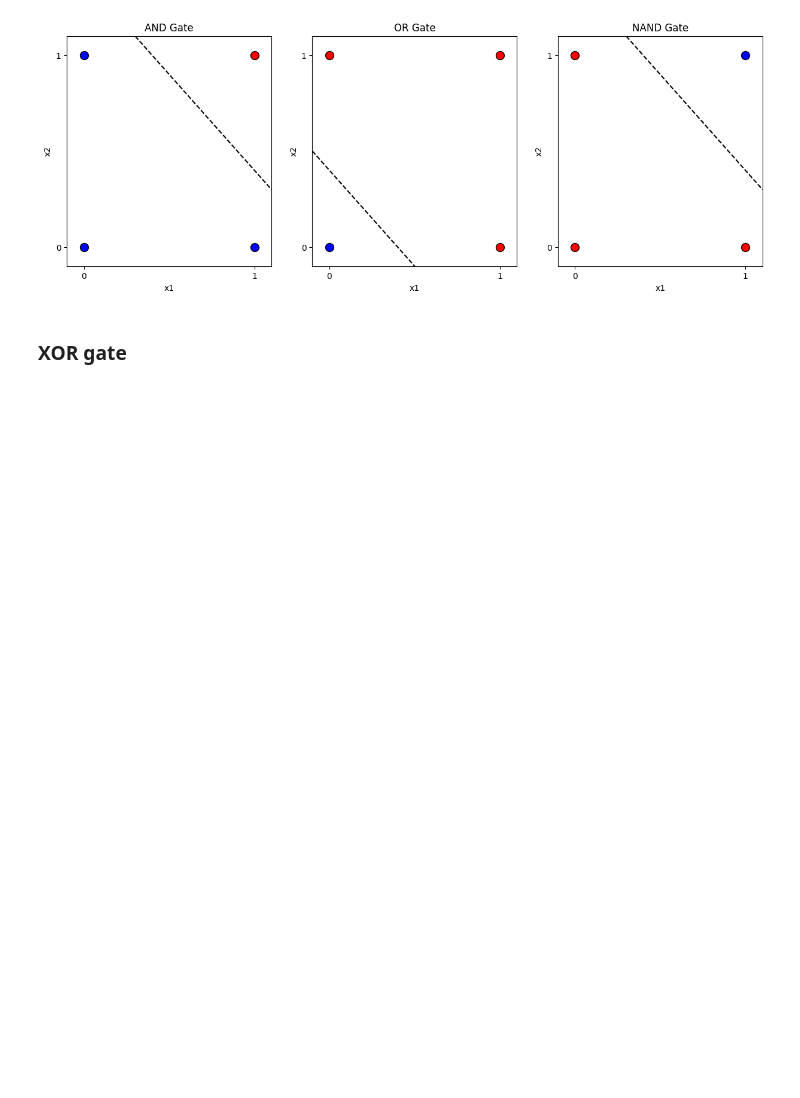
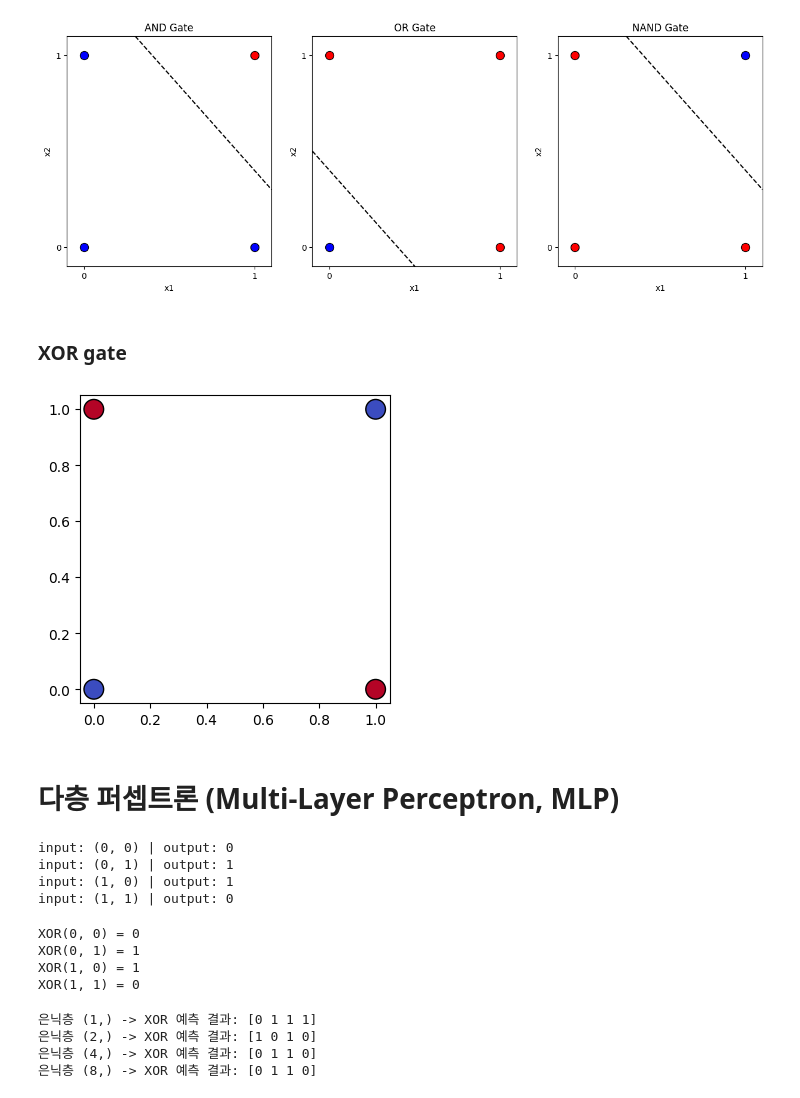
Before and after one commit to GTU9/encore_skn11, a Jupyter notebook: 06_DL-BASIC/01_perceptron.ipynb, the cells around one changed output. Saved outputs shown, nothing was run; the diff lists cells and outputs as text; code cells hidden in the pictures; blank space fills up the shorter version.

Commit message:
dl 퍼셉트론 (Perceptron)

```diff
--- a/06_DL-BASIC/01_perceptron.ipynb
+++ b/06_DL-BASIC/01_perceptron.ipynb
@@ -83,3 +83,16 @@ plt.show()
 [figure]
 # %% [markdown]
 ### XOR gate
+# %%
+# XOR 데이터 생성 - 선형 X
+X = np.array([[0, 0], [0, 1], [1, 0], [1, 1]])
+y = np.array([0, 1, 1, 0])
+
+# 시각화
+plt.figure(figsize=(4, 4))
+plt.scatter(X[:, 0], X[:, 1], c=y, s=200, edgecolors='black', cmap='coolwarm')
+plt.show()
+# %% [output]
+[figure, added]
+# %% [markdown]
+# 다층 퍼셉트론 (Multi-Layer Perceptron, MLP)
@@ -85,0 +104,56 @@ plt.show()
+# %%
+for x1, x2 in test_cases:
+    print(f"input: {x1, x2} | output: {XOR_gate(x1, x2)}")
+# %% [output]
+input: (0, 0) | output: 0
+input: (0, 1) | output: 1
+input: (1, 0) | output: 1
+input: (1, 1) | output: 0
+# %%
+from sklearn.neural_network import MLPClassifier
+
+X = np.array([[0, 0], [0, 1], [1, 0], [1, 1]])
+y = np.array([0, 1, 1, 0])
+
+mlp = MLPClassifier(
+    hidden_layer_sizes=(4,4),    # 은닉층 크기
+    activation='relu',          # 활성화 함수
+    solver='adam',              # 가중치 업데이트 방식(최적화 알고리즘)
+    max_iter=1000,              # 모델의 학습 반복 횟수(epoch)
+    random_state=42             # 가중치 초기화 값 고정
+)
+mlp.fit(X, y)
+
+pred = mlp.predict(X)
+for i in range(4):
+    print(f'XOR({X[i][0]}, {X[i][1]}) = {pred[i]}')
+# %% [output]
+XOR(0, 0) = 0
+XOR(0, 1) = 1
+XOR(1, 0) = 1
+XOR(1, 1) = 0
+# %%
+from sklearn.neural_network import MLPClassifier
+
+X = np.array([[0, 0], [0, 1], [1, 0], [1, 1]])
+y = np.array([0, 1, 1, 0])
+
+hidden_layers=[(1,),(2,),(4,),(8,),]
+
+for config in hidden_layers:
+    mlp = MLPClassifier(
+        hidden_layer_sizes=config,  # 은닉층 크기
+        activation='tanh',          # 활성화 함수
+        solver='lbfgs',              # 가중치 업데이트 방식(최적화 알고리즘)
+        max_iter=5000,              # 모델의 학습 반복 횟수(epoch)
+        random_state=42             # 가중치 초기화 값 고정
+    )
+    mlp.fit(X, y)
+
+    pred = mlp.predict(X)
+    print(f'은닉층 {config} -> XOR 예측 결과: {pred}')
+# %% [output]
+은닉층 (1,) -> XOR 예측 결과: [0 1 1 1]
+은닉층 (2,) -> XOR 예측 결과: [1 0 1 0]
+은닉층 (4,) -> XOR 예측 결과: [0 1 1 0]
+은닉층 (8,) -> XOR 예측 결과: [0 1 1 0]
```
Also changed, not shown: parts of 1 cell of this notebook.
